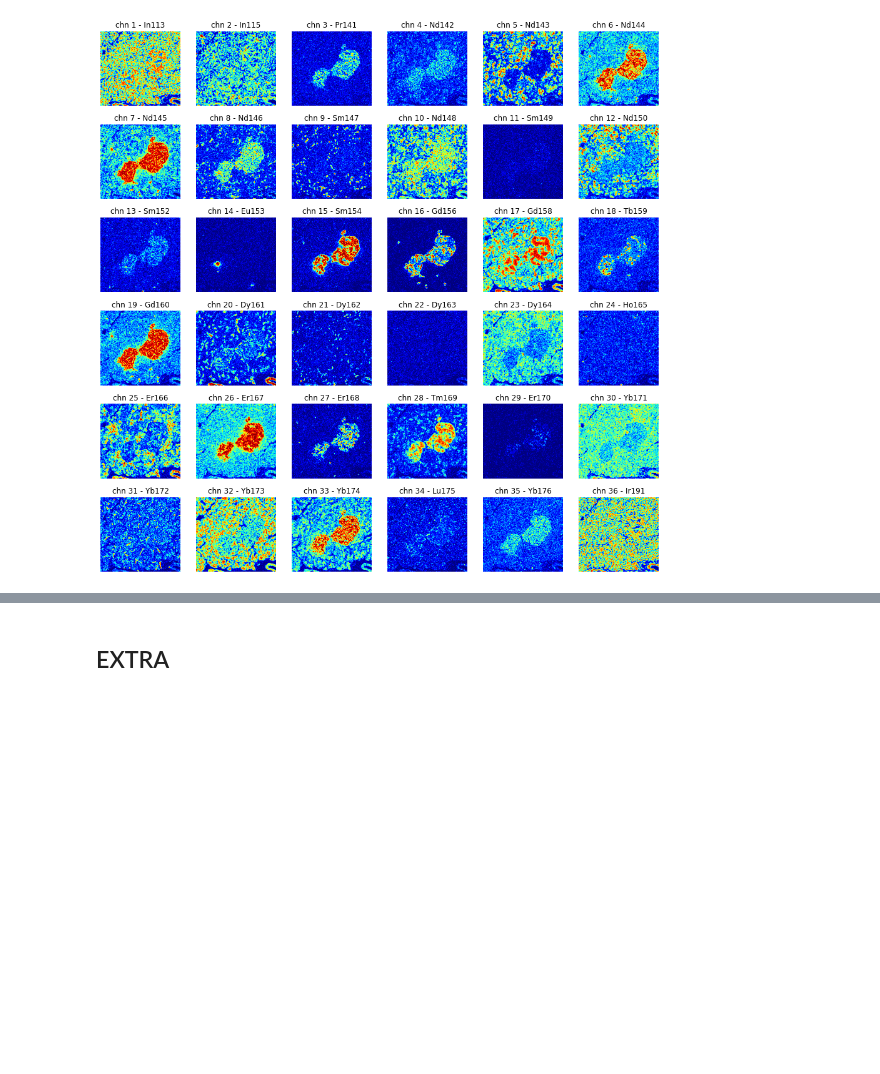
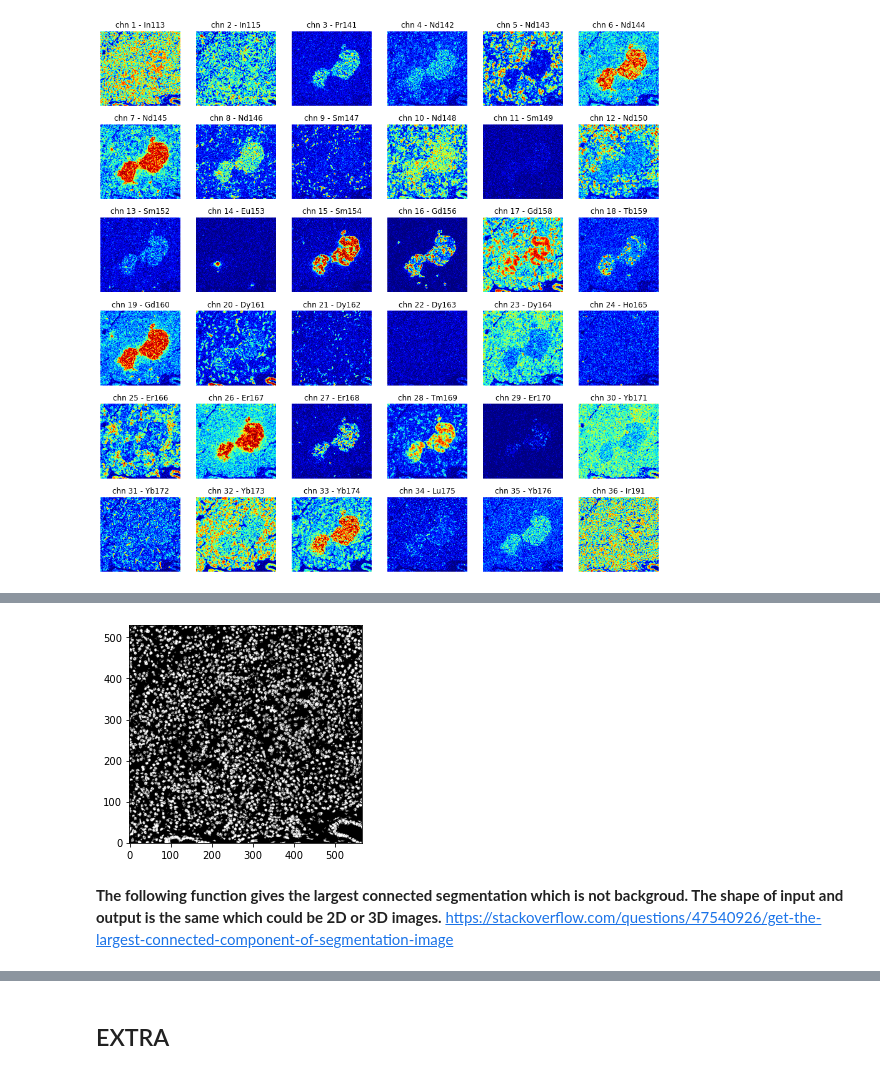
Before and after one commit to arvidl/BMED320-imaging-mass-cytometry-ml, a Jupyter notebook: notebooks/imc-case-damond-2019/read-analyze-case-6126-E08.ipynb, the cells around one changed output, grey strips where cells are left out. Drawn from its saved outputs; the diff is of its cells as text; code cells hidden in the pictures; blank space fills up the shorter version.

```diff
--- a/notebooks/imc-case-damond-2019/read-analyze-case-6126-E08.ipynb
+++ b/notebooks/imc-case-damond-2019/read-analyze-case-6126-E08.ipynb
@@ -95,0 +249,11 @@ plt.show()
+# %%
+for v in range(len(ind_roi[0])):
+    kmeans_segm2[ind_roi[0][v], ind_roi[1][v]] = kmeans_fit.labels_[v]
+# %%
+plt.imshow(np.flip(kmeans_segm2[:, :], axis=0), cmap='gray', origin='lower')
+plt.show()
+# %% [output]
+[figure, added]
+# %% [markdown]
+**The following function gives the largest connected segmentation which is not backgroud. The shape of input and output is the same which could be 2D or 3D images.**
+https://stackoverflow.com/questions/47540926/get-the-largest-connected-component-of-segmentation-image
```
Also changed, not shown: parts of 27 cells of this notebook.
